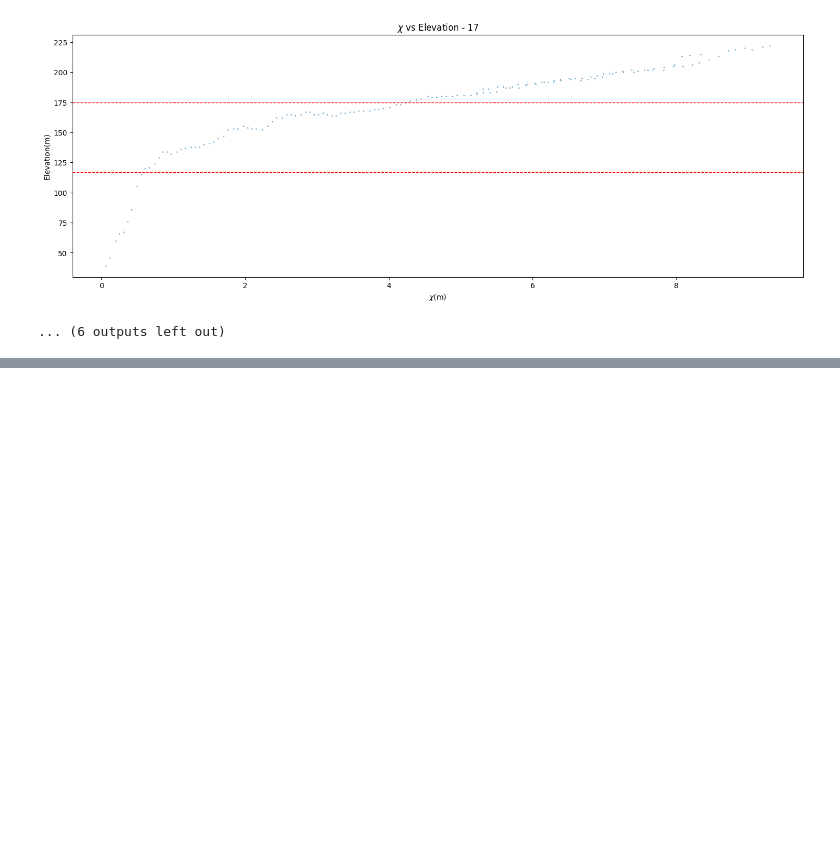
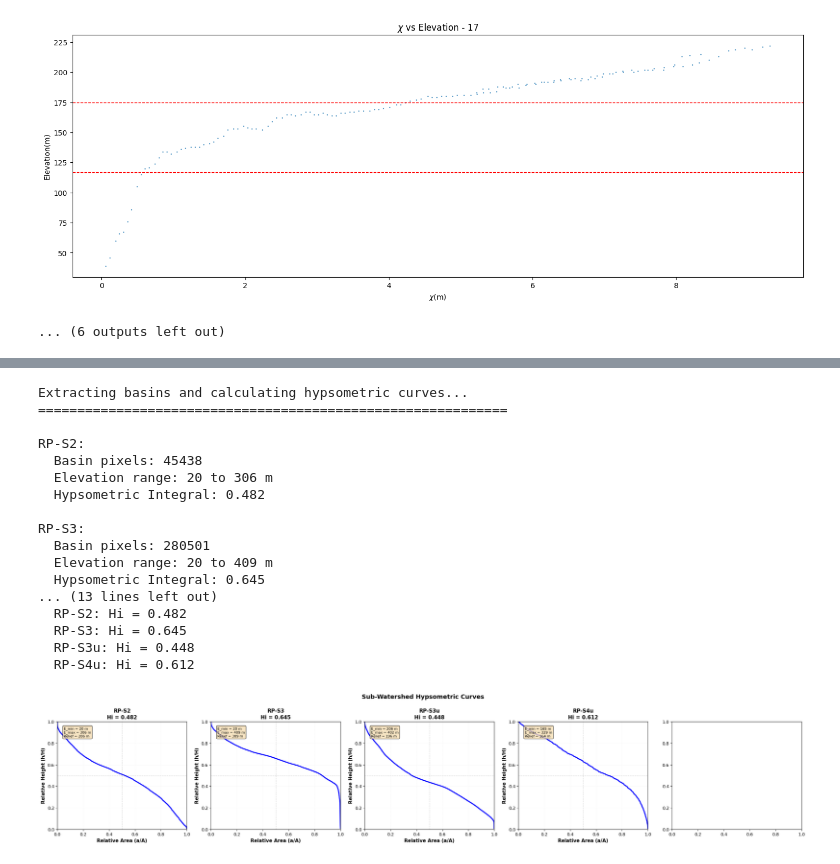
Before and after one commit to glong1321/AndesTG, a Jupyter notebook: Rapel/base_level/SteepnessRapel.ipynb, the cells around one changed output, grey strips where cells are left out. Cells and saved outputs as stored; diff of their text form; code cells hidden in the pictures; blank space fills up the shorter version.

```diff
--- a/Rapel/base_level/SteepnessRapel.ipynb
+++ b/Rapel/base_level/SteepnessRapel.ipynb
@@ -744,0 +1199,25 @@ for i, row in tributaries.iterrows():
+# %%
+# Plot hypsometric curves for all 4 sub-watersheds
+fig, Hi_values = plot_subwatershed_hypsometries(
+    fd, elevation, outlets, samples
+)
+plt.show()
+# %% [output]
+Extracting basins and calculating hypsometric curves...
+============================================================
+
+RP-S2:
+  Basin pixels: 45438
+  Elevation range: 20 to 306 m
+  Hypsometric Integral: 0.482
+
+RP-S3:
+  Basin pixels: 280501
+  Elevation range: 20 to 409 m
+  Hypsometric Integral: 0.645
+... (13 lines left out)
+  RP-S2: Hi = 0.482
+  RP-S3: Hi = 0.645
+  RP-S3u: Hi = 0.448
+  RP-S4u: Hi = 0.612
+[figure, added]
```
Also changed, not shown: parts of 1 cell of this notebook.
